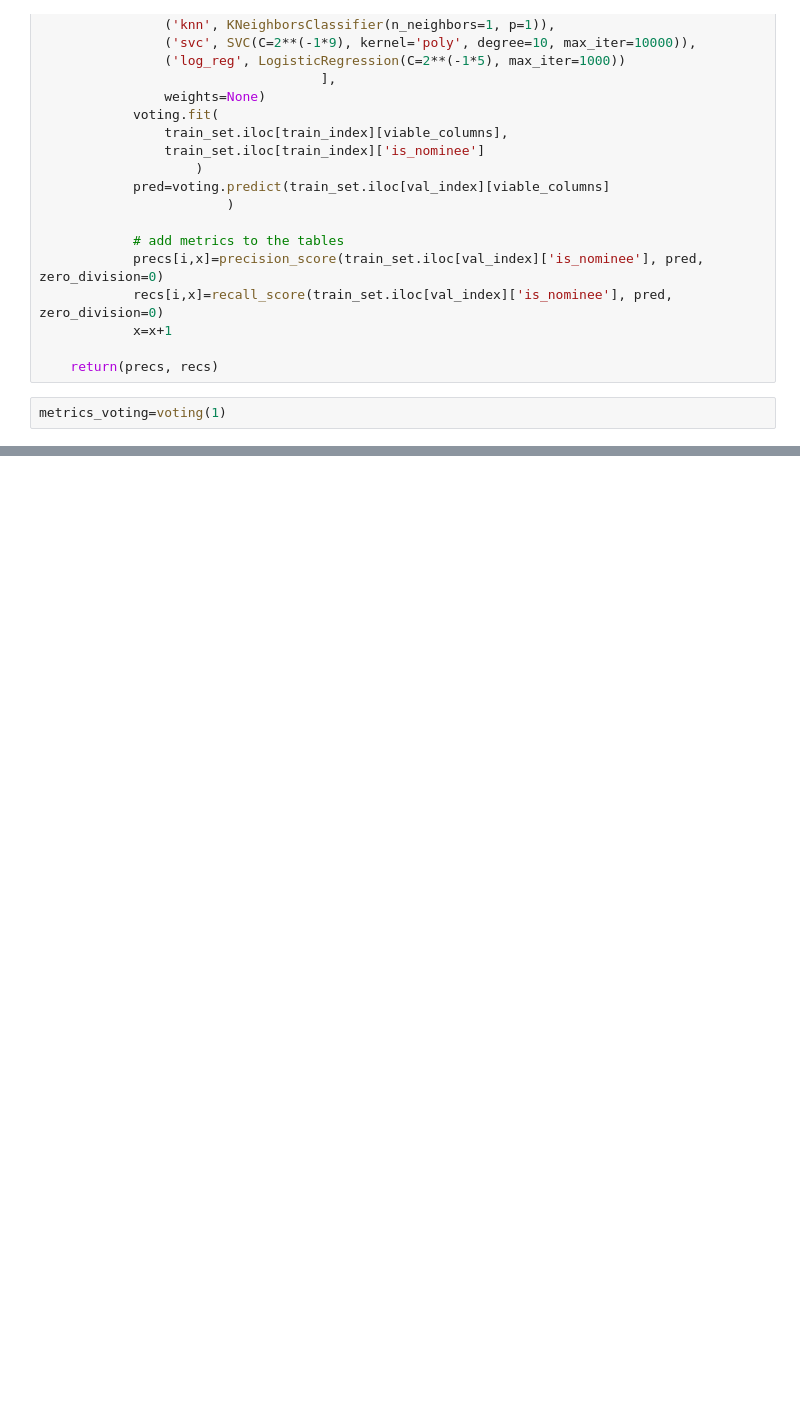
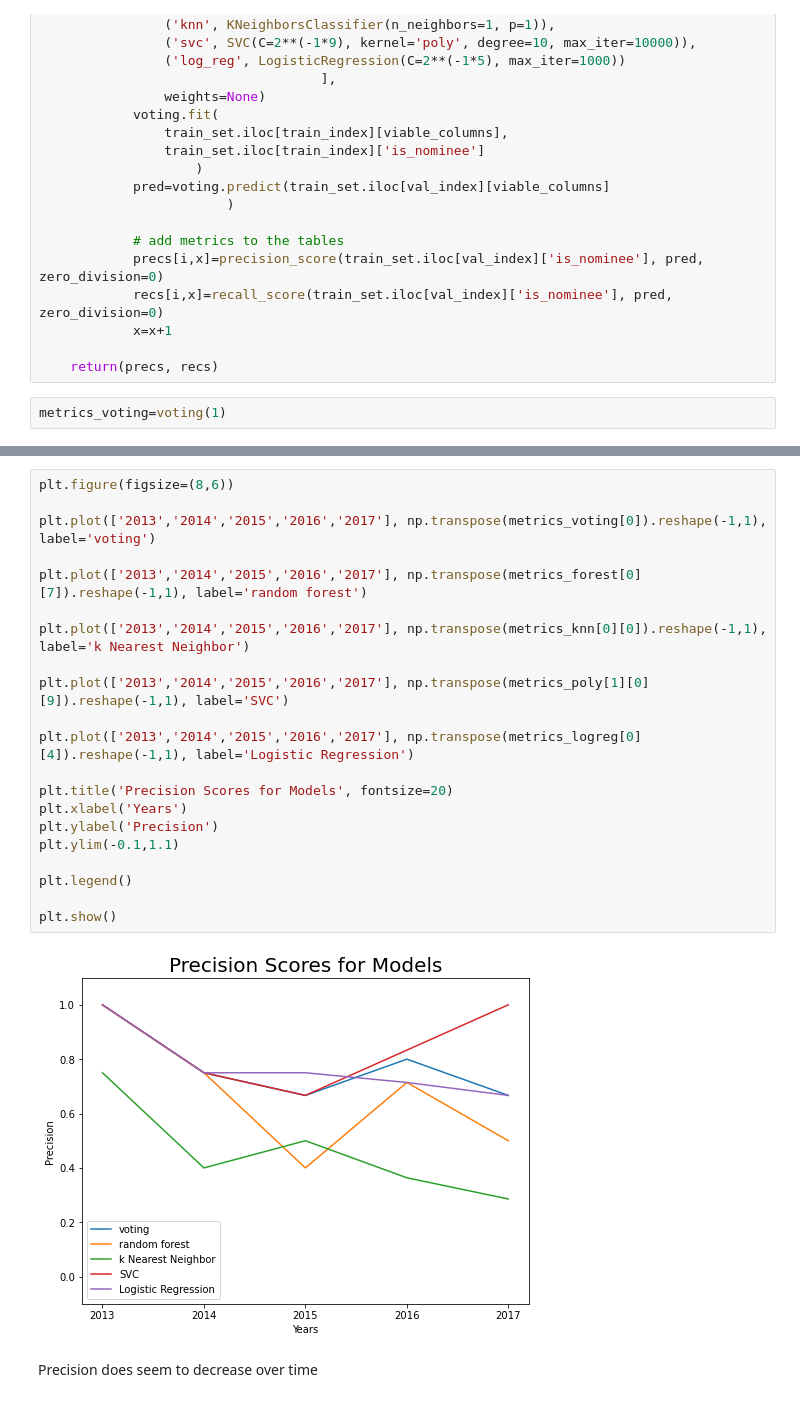
Before and after one commit to wrlaxboy151/may22-lunar-outpost, a Jupyter notebook: model3- more features SKT.ipynb, the cells around one changed output, grey strips where cells are left out. Cells and saved outputs as stored; diff of their text form; blank space fills up the shorter version.

```diff
--- a/model3- more features SKT.ipynb
+++ b/model3- more features SKT.ipynb
@@ -847,0 +873,25 @@ Precision:
+# %%
+plt.figure(figsize=(8,6))
+
+plt.plot(['2013','2014','2015','2016','2017'], np.transpose(metrics_voting[0]).reshape(-1,1), label='voting')
+
+plt.plot(['2013','2014','2015','2016','2017'], np.transpose(metrics_forest[0][7]).reshape(-1,1), label='random forest')
+
+plt.plot(['2013','2014','2015','2016','2017'], np.transpose(metrics_knn[0][0]).reshape(-1,1), label='k Nearest Neighbor')
+
+plt.plot(['2013','2014','2015','2016','2017'], np.transpose(metrics_poly[1][0][9]).reshape(-1,1), label='SVC')
+
+plt.plot(['2013','2014','2015','2016','2017'], np.transpose(metrics_logreg[0][4]).reshape(-1,1), label='Logistic Regression')
+
+plt.title('Precision Scores for Models', fontsize=20)
+plt.xlabel('Years')
+plt.ylabel('Precision')
+plt.ylim(-0.1,1.1)
+
+plt.legend()
+
+plt.show()
+# %% [output]
+[figure, added]
+# %% [markdown]
+Precision does seem to decrease over time
```
Also changed, not shown: parts of 74 cells of this notebook, 6 other files.
